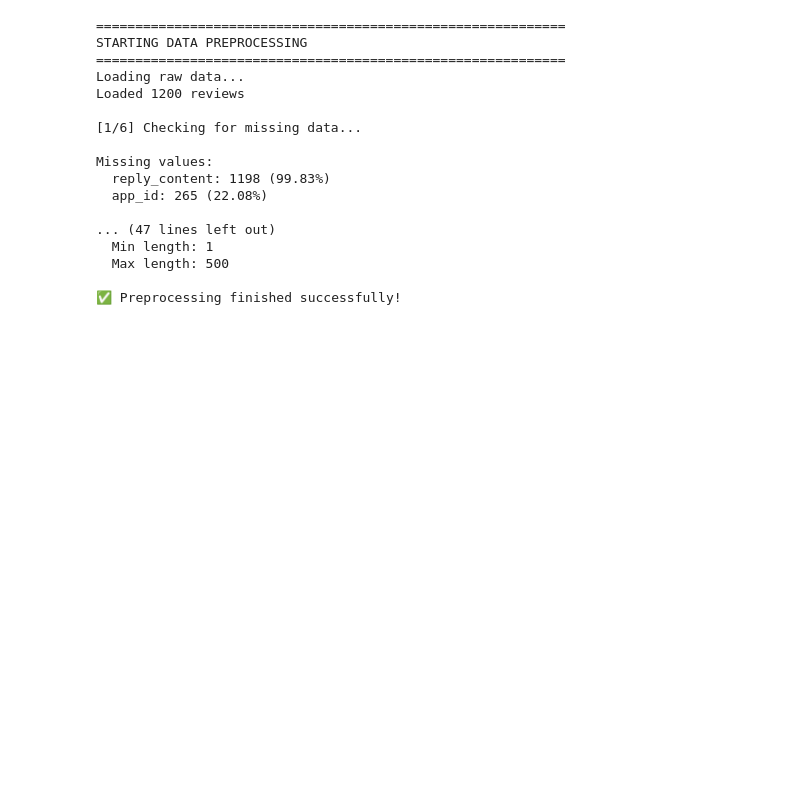
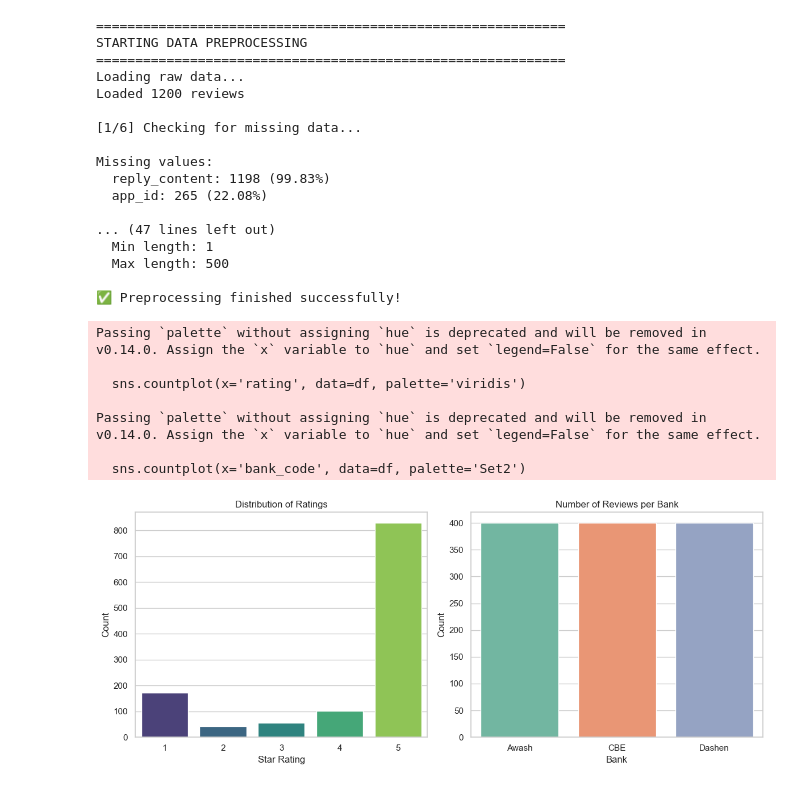
Before and after one commit to Feven777/Customer_experiance_analysis_for_fintech_apps, a Jupyter notebook: Scripts/preprocessing_EDA.ipynb, the cells around one changed output. Saved outputs shown, nothing was run; the diff lists cells and outputs as text; code cells hidden in the pictures; blank space fills up the shorter version.

Commit message:
add visualization

```diff
--- a/Scripts/preprocessing_EDA.ipynb
+++ b/Scripts/preprocessing_EDA.ipynb
@@ -121,3 +121,33 @@ Missing values:
   Max length: 500
 
 ✅ Preprocessing finished successfully!
+# %%
+# Set plot style
+sns.set(style="whitegrid")
+plt.figure(figsize=(12, 5))
+
+# 1. Ratings Distribution
+plt.subplot(1, 2, 1)
+sns.countplot(x='rating', data=df, palette='viridis')
+plt.title('Distribution of Ratings')
+plt.xlabel('Star Rating')
+plt.ylabel('Count')
+
+# 2. Reviews per Bank
+plt.subplot(1, 2, 2)
+sns.countplot(x='bank_code', data=df, palette='Set2')
+plt.title('Number of Reviews per Bank')
+plt.xlabel('Bank')
+plt.ylabel('Count')
+
+plt.tight_layout()
+plt.show()
+# %% [output]
+Passing `palette` without assigning `hue` is deprecated and will be removed in v0.14.0. Assign the `x` variable to `hue` and set `legend=False` for the same effect.
+
+  sns.countplot(x='rating', data=df, palette='viridis')
+
+Passing `palette` without assigning `hue` is deprecated and will be removed in v0.14.0. Assign the `x` variable to `hue` and set `legend=False` for the same effect.
+
+  sns.countplot(x='bank_code', data=df, palette='Set2')
+[figure, added]
```
